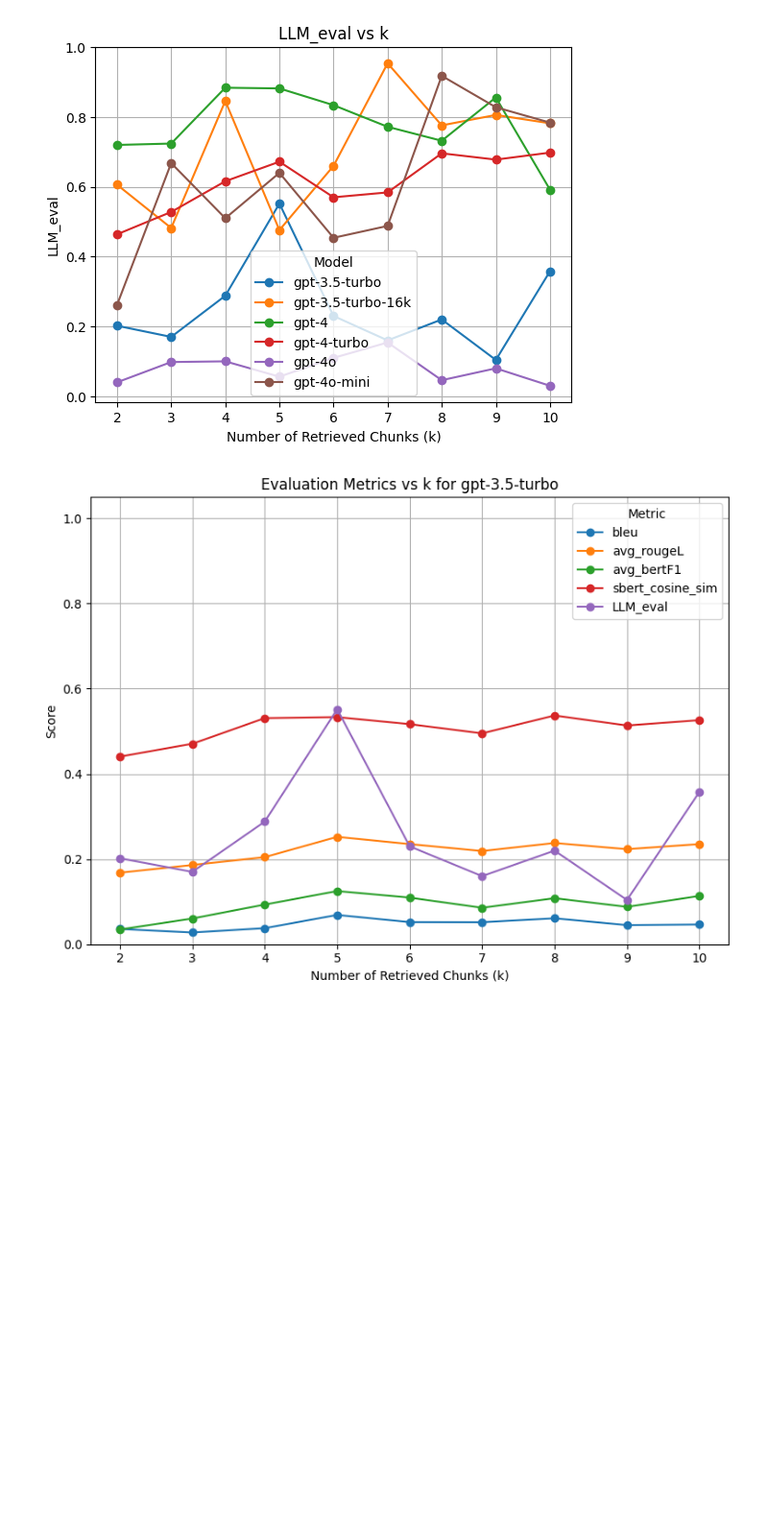
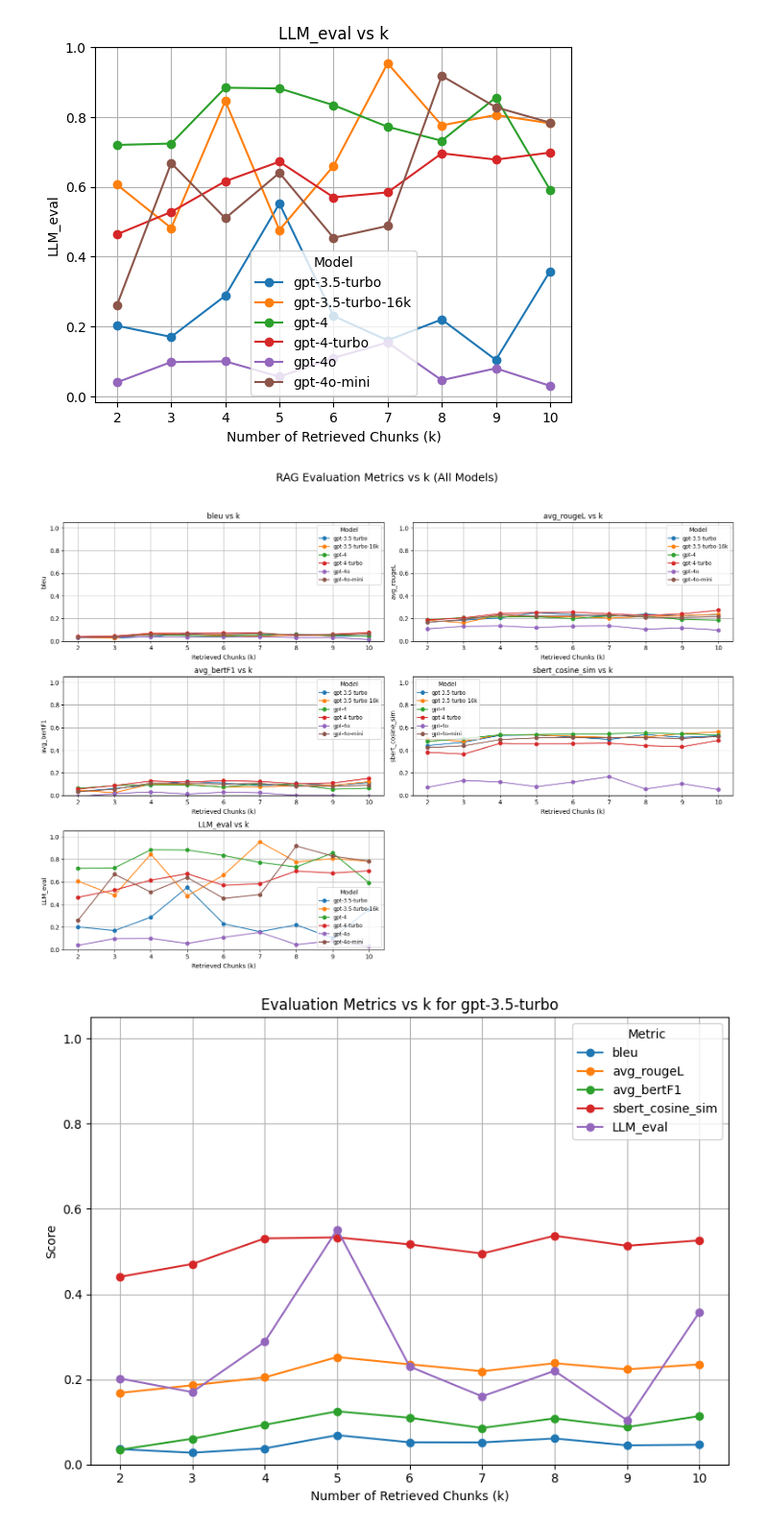
Before and after one commit to hshahrzad/RAG-Project, a Jupyter notebook: Rag_prototype.ipynb, the cells around one changed output. Shown at 96% size. Cells and saved outputs as stored; diff of their text form; code cells hidden in the pictures; blank space fills up the shorter version.

Commit message:
more charts for the report

```diff
--- a/Rag_prototype.ipynb
+++ b/Rag_prototype.ipynb
@@ -670,6 +670,52 @@ for metric in metrics:
 [figure]
 [figure]
 [figure]
+# %%
+import pandas as pd
+import matplotlib.pyplot as plt
+
+# Load your evaluation results
+df_results = pd.read_csv("rag_full_eval.csv")
+
+# Average across questions per (k, model)
+df_avg = (
+    df_results
+    .groupby(["k", "model"], as_index=False)
+    [["bleu", "avg_rougeL", "avg_bertF1", "sbert_cosine_sim", "LLM_eval"]]
+    .mean()
+)
+
+# Metrics to plot
+metrics = ["bleu", "avg_rougeL", "avg_bertF1", "sbert_cosine_sim", "LLM_eval"]
+
+# Setup subplot grid (3x2 for 5 metrics)
+fig, axes = plt.subplots(nrows=3, ncols=2, figsize=(16, 12))
+axes = axes.flatten()
+
+for i, metric in enumerate(metrics):
+    ax = axes[i]
+    pivot = df_avg.pivot(index="k", columns="model", values=metric)
+    pivot.plot(ax=ax, marker='o')
+
+    ax.set_title(f"{metric} vs k")
+    ax.set_xlabel("Retrieved Chunks (k)")
+    ax.set_ylabel(metric)
+    ax.set_ylim(0, 1.05)
+    ax.grid(True)
+    ax.legend(title="Model", fontsize='small')
+
+# Remove empty plot cell
+if len(metrics) < len(axes):
+    fig.delaxes(axes[-1])
+
+fig.suptitle("RAG Evaluation Metrics vs k (All Models)", fontsize=18)
+fig.tight_layout(rect=[0, 0.03, 1, 0.95])
+
+# Optional: Save to file
+plt.savefig("metric_vs_k_grid_all_models.png")
+plt.show()
+# %% [output]
+[figure, added]
 # %%
 import pandas as pd
 import matplotlib.pyplot as plt
```
Also changed, not shown: parts of 1 cell of this notebook, 2 other files.
